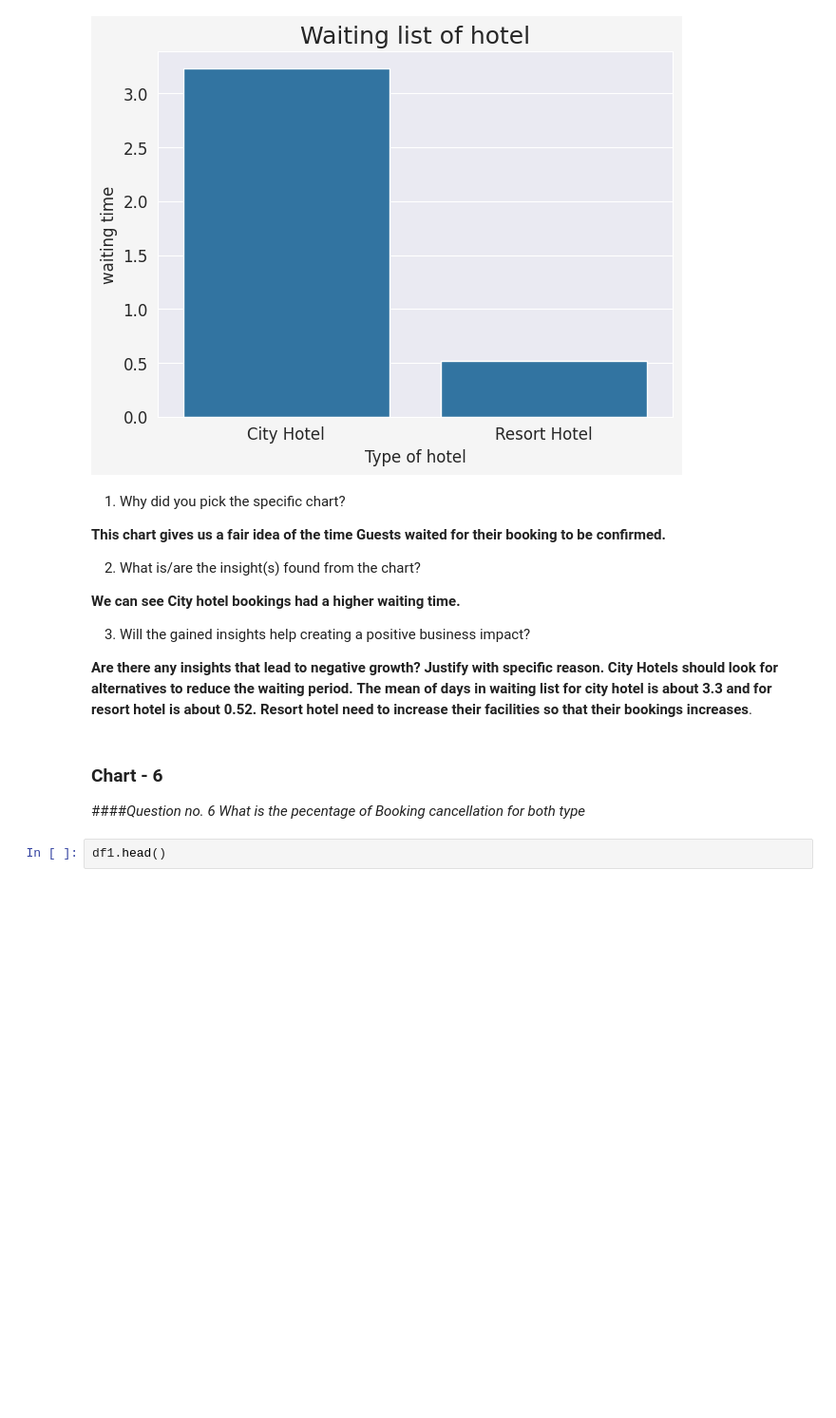
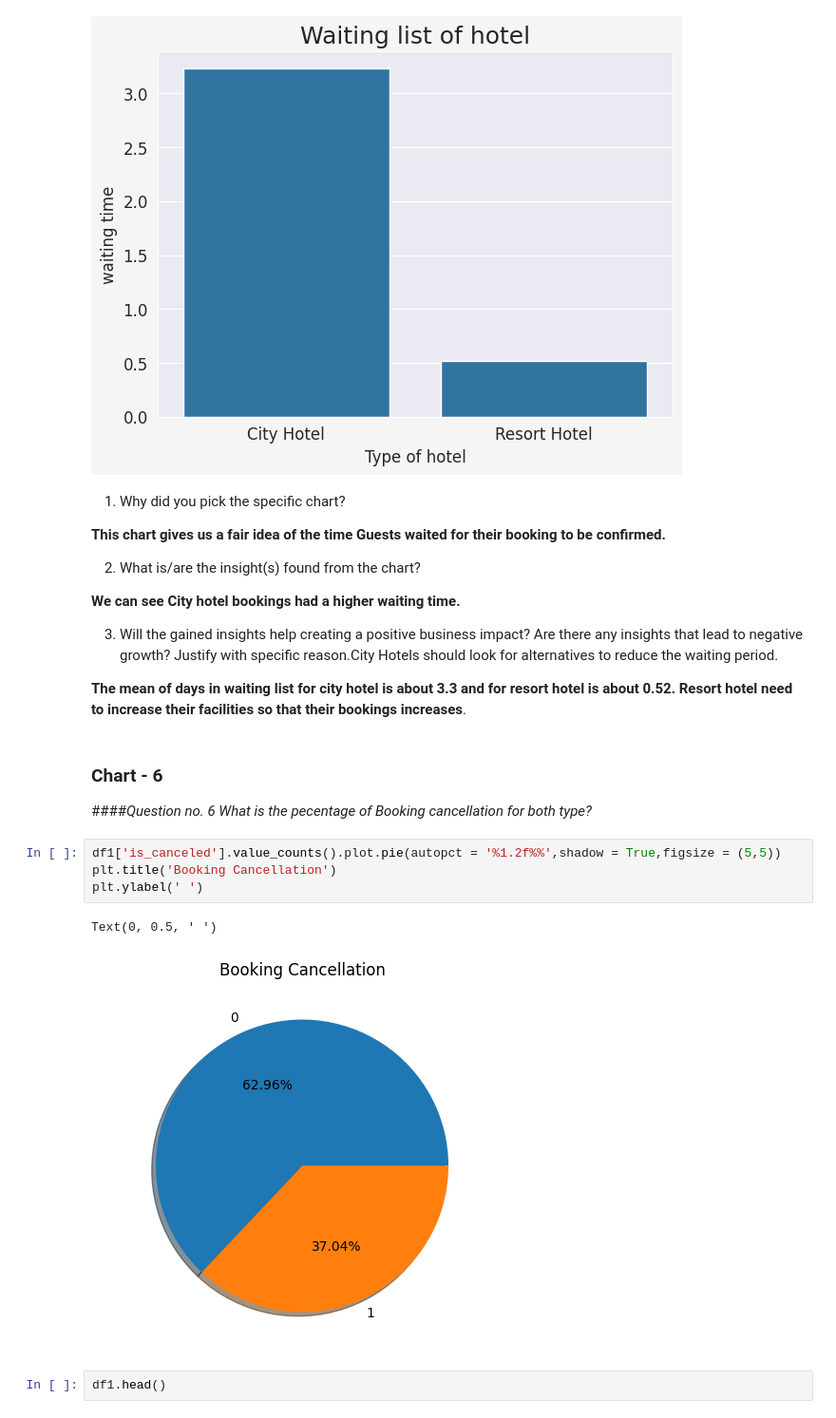
Before and after one commit to vaishnaviPatil1111/Python, a Jupyter notebook: EDA_Hotel_Booking_Project.ipynb, the cells around one changed output. Shown at 95% size. Saved outputs shown, nothing was run; the diff lists cells and outputs as text; blank space fills up the shorter version.

```diff
--- a/EDA_Hotel_Booking_Project.ipynb
+++ b/EDA_Hotel_Booking_Project.ipynb
@@ -574,14 +574,20 @@ Text(0.5, 0, 'Type of hotel')
 **We can see City hotel bookings had a higher waiting time.**
 
 3. Will the gained insights help creating a positive business impact?
+Are there any insights that lead to negative growth? Justify with specific reason.City Hotels should look for alternatives to reduce the waiting period.
 
-**Are there any insights that lead to negative growth? Justify with specific reason.**
-**City Hotels should look for alternatives to reduce the waiting period.**
 **The mean of days in waiting list for city hotel is about 3.3 and for resort hotel is about 0.52.**
 **Resort hotel need to increase their facilities so that their bookings increases**.
 # %% [markdown]
 ### Chart - 6
-####*Question no. 6 What is the pecentage of Booking cancellation for both type*
+####*Question no. 6 What is the pecentage of Booking cancellation for both type?*
+# %%
+df1['is_canceled'].value_counts().plot.pie(autopct = '%1.2f%%',shadow = True,figsize = (5,5))
+plt.title('Booking Cancellation')
+plt.ylabel(' ')
+# %% [output]
+Text(0, 0.5, ' ')
+[figure, added]
 # %%
 df1.head()
 # %% [output]
```
Also changed, not shown: parts of 1 cell of this notebook.
